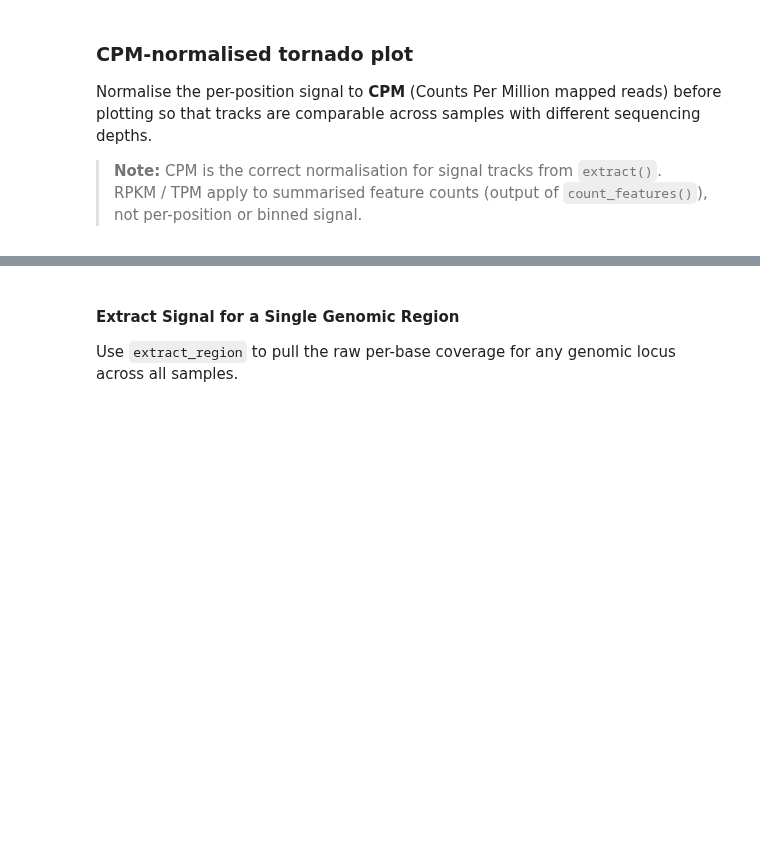
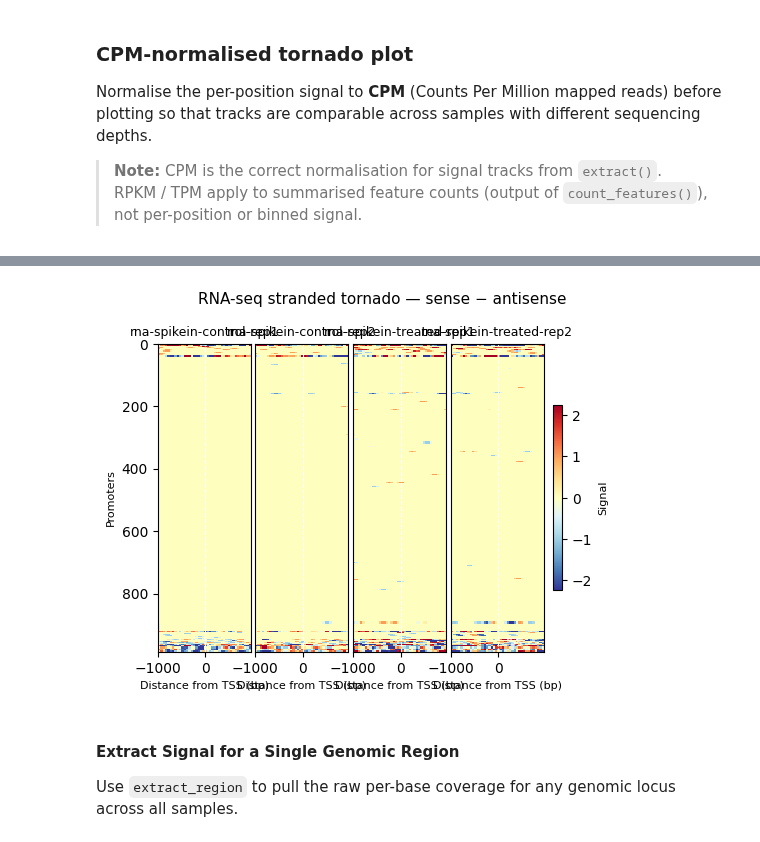
Before and after one commit to Milne-Group/QuantNado, a Jupyter notebook: example/example_dataset.ipynb, the cells around one changed output, grey strips where cells are left out. Saved outputs shown, nothing was run; the diff lists cells and outputs as text; code cells hidden in the pictures; blank space fills up the shorter version.

```diff
--- a/example/example_dataset.ipynb
+++ b/example/example_dataset.ipynb
@@ -370,3 +565,21 @@ axes = ds.tornadoplot(
+# %%
+axes = ds.tornadoplot(
+    binned_rna_fwd,
+    data_rev=binned_rna_rev,
+    modality="coverage",
+    samples=rna_sample_names,
+    flip_minus_strand=True,
+    sort_by="mean",
+    reference_point=0,
+    reference_label="TSS",
+    xlabel="Distance from TSS (bp)",
+    ylabel="Promoters",
+    title="RNA-seq stranded tornado — sense − antisense",
+    figsize=(6, 4),
+    filepath=FIG_DIR / "tornado_rna_stranded.png",
+)
+# %% [output]
+[figure, added]
 # %% [markdown]
 #### Extract Signal for a Single Genomic Region
 
```
Also changed, not shown: parts of 37 cells of this notebook, 2 other files.
